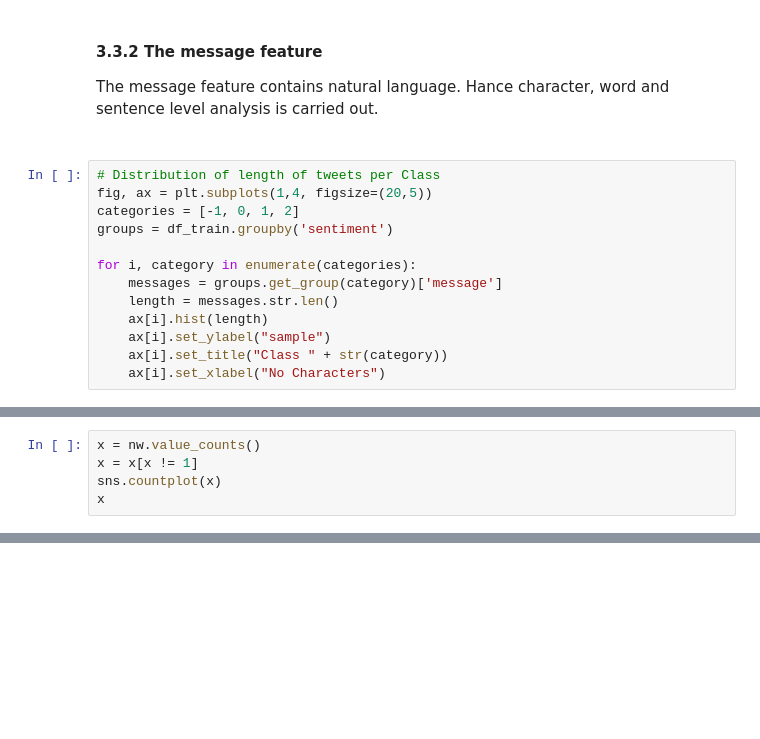
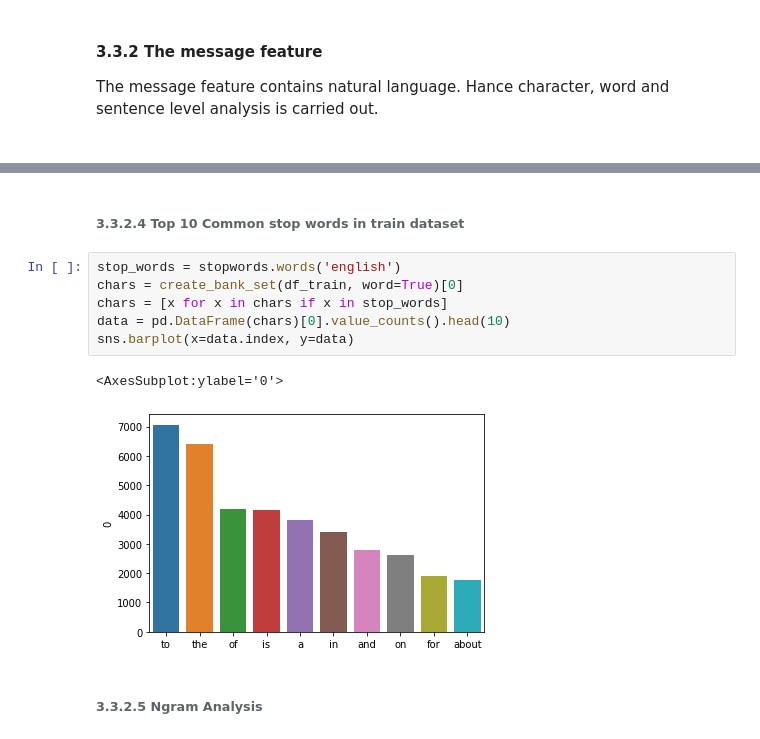
Before and after one commit to Abdul4code/Climate-change-analysis-Team_ZF2, a Jupyter notebook: ZF2_Classification.ipynb, the cells around one changed output, grey strips where cells are left out. Saved outputs shown, nothing was run; the diff lists cells and outputs as text; blank space fills up the shorter version.

```diff
--- a/ZF2_Classification.ipynb
+++ b/ZF2_Classification.ipynb
@@ -178,16 +178,3 @@ The distribution of the tweetid feature is almost uniform. This feature contains
 #### 3.3.2 The message feature
 
 The message feature contains natural language. Hance character, word and sentence level analysis is carried out. <br /><br />
-# %%
-# Distribution of length of tweets per Class
-fig, ax = plt.subplots(1,4, figsize=(20,5))
-categories = [-1, 0, 1, 2]
-groups = df_train.groupby('sentiment')
-
-for i, category in enumerate(categories):
-    messages = groups.get_group(category)['message']
-    length = messages.str.len()
-    ax[i].hist(length)
-    ax[i].set_ylabel("sample")
-    ax[i].set_title("Class " + str(category))
-    ax[i].set_xlabel("No Characters")
@@ -255,5 +209,0 @@ nw = pd.DataFrame(all_links)
-# %%
-x = nw.value_counts()
-x = x[x != 1]
-sns.countplot(x)
-x
@@ -277,0 +277,13 @@ df.shape
+# %% [markdown]
+###### 3.3.2.4 Top 10 Common stop words in train dataset
+# %%
+stop_words = stopwords.words('english')
+chars = create_bank_set(df_train, word=True)[0]
+chars = [x for x in chars if x in stop_words]
+data = pd.DataFrame(chars)[0].value_counts().head(10)
+sns.barplot(x=data.index, y=data)
+# %% [output]
+<AxesSubplot:ylabel='0'>
+[figure, added]
+# %% [markdown]
+###### 3.3.2.5 Ngram Analysis
```
Also changed, not shown: parts of 23 cells of this notebook.
